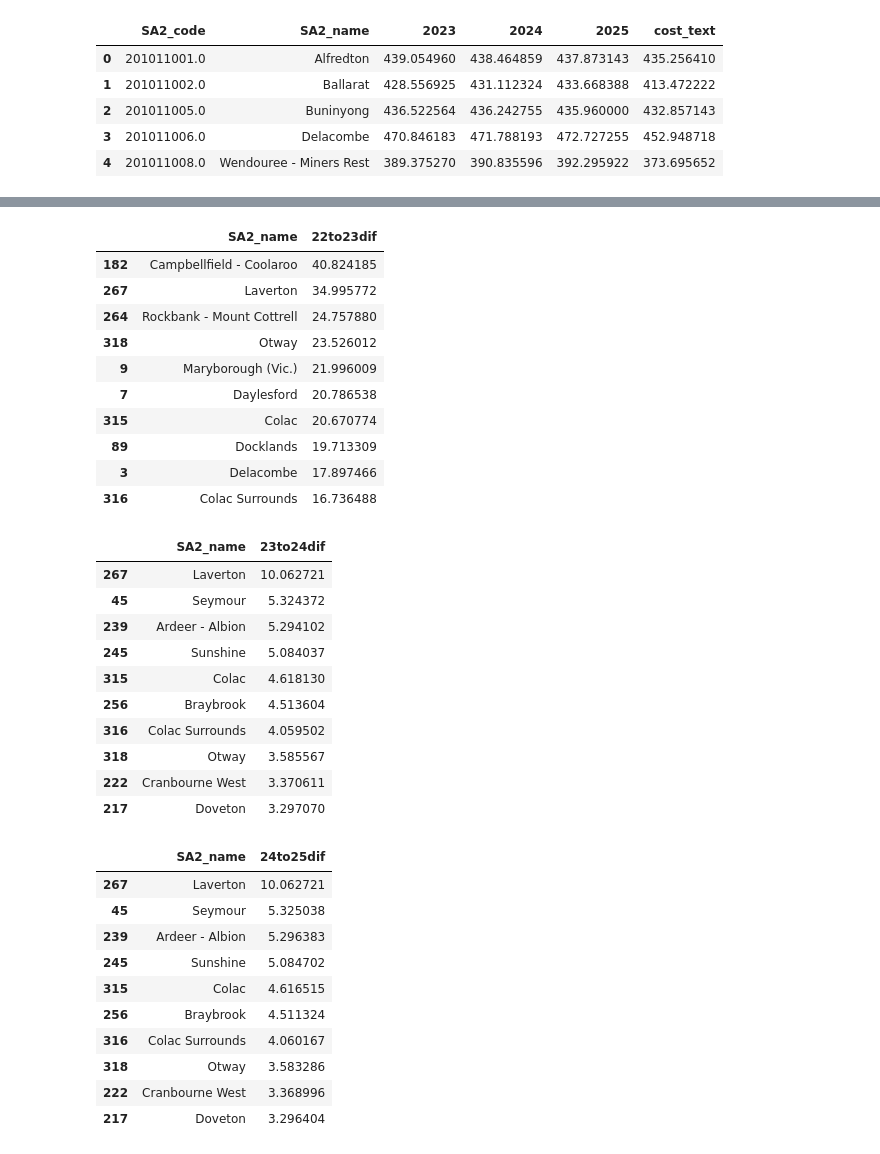
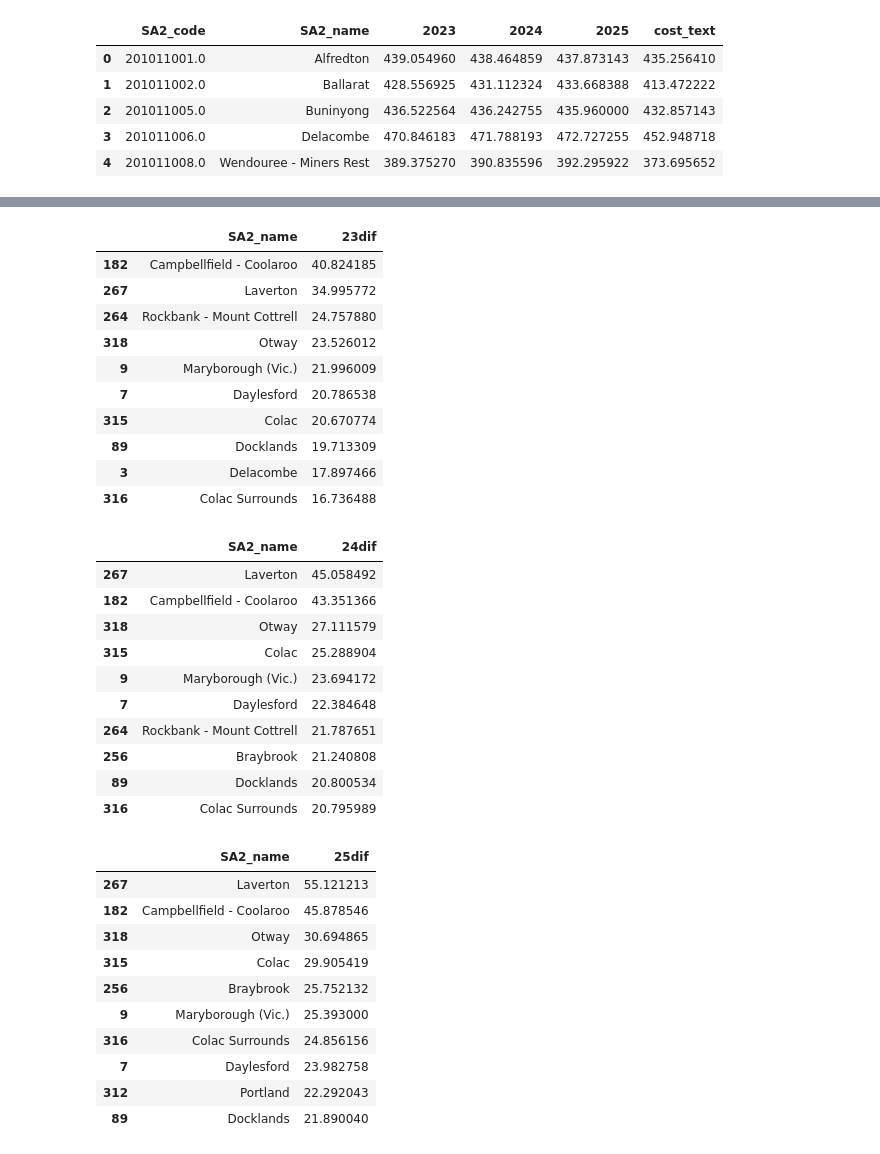
Before and after one commit to MAST30034-Applied-Data-Science/generic-real-estate-consulting-project-group-22, a Jupyter notebook: notebooks/linear_predict.ipynb, the cells around one changed output, grey strips where cells are left out. Saved outputs shown, nothing was run; the diff lists cells and outputs as text; code cells hidden in the pictures.

```diff
--- a/notebooks/linear_predict.ipynb
+++ b/notebooks/linear_predict.ipynb
@@ -410,9 +410,9 @@ df4.head()
 | 4 | 201011008.0 | Wendouree - Miners Rest | 389.375270 | 390.835596 | 392.295922 | 373.695652 |
 # %%
 # calculate increase in rent each year
-df4['22to23dif']=df4['2023']-df4['cost_text']
-df4['23to24dif']=df4['2024']-df4['2023']
-df4['24to25dif']=df4['2025']-df4['2024']
+df4['23dif']=df4['2023']-df4['cost_text']
+df4['24dif']=df4['2024']-df4['cost_text']
+df4['25dif']=df4['2025']-df4['cost_text']
 # df4['22to23dif']=df4['2023']-df4['cost_text']
 # df4['23to24dif']=df4['2024']-df4['2023']
 # df4['24to25dif']=df4['2025']-df4['2024']
@@ -428,8 +428,8 @@ df4.head()
 # %%
 # calculate how much the rent increase for each suburb by percentage
-df4['22to23rate']=((df4['2023']-df4['cost_text'])/df4['cost_text'])*100
-df4['23to24rate']=((df4['2024']-df4['2023'])/df4['2023'])*100
-df4['24to25rate']=((df4['2025']-df4['2024'])/df4['2024'])*100
+df4['23rate']=((df4['2023']-df4['cost_text'])/df4['cost_text'])*100
+df4['24rate']=((df4['2024']-df4['cost_text'])/df4['cost_text'])*100
+df4['25rate']=((df4['2025']-df4['cost_text'])/df4['cost_text'])*100
 # df4['22to23dif']=df4['2023']-df4['cost_text']
 # df4['23to24dif']=df4['2024']-df4['2023']
 # df4['24to25dif']=df4['2025']-df4['2024']
@@ -445,8 +445,8 @@ df4.head()
 # %%
 # 2023 top 10 suburb with highest rent increasing
-df4.sort_values('22to23dif',ascending=False).head(10)[['SA2_name','22to23dif']]
+df4.sort_values('23dif',ascending=False).head(10)[['SA2_name','23dif']]
 # %% [output]
-|  | SA2_name | 22to23dif |
+|  | SA2_name | 23dif |
 | 182 | Campbellfield - Coolaroo | 40.824185 |
 | 267 | Laverton | 34.995772 |
 | 264 | Rockbank - Mount Cottrell | 24.757880 |
@@ -459,33 +459,33 @@ df4.sort_values('22to23dif',ascending=False).head(10)[['SA2_name','22to23dif']]
 | 316 | Colac Surrounds | 16.736488 |
 # %%
 # 2024 top 10 suburb with highest rent increasing
-df4.sort_values('23to24dif',ascending=False).head(10)[['SA2_name','23to24dif']]
+df4.sort_values('24dif',ascending=False).head(10)[['SA2_name','24dif']]
 # %% [output]
-|  | SA2_name | 23to24dif |
-| 267 | Laverton | 10.062721 |
-| 45 | Seymour | 5.324372 |
-| 239 | Ardeer - Albion | 5.294102 |
-| 245 | Sunshine | 5.084037 |
-| 315 | Colac | 4.618130 |
-| 256 | Braybrook | 4.513604 |
-| 316 | Colac Surrounds | 4.059502 |
-| 318 | Otway | 3.585567 |
-| 222 | Cranbourne West | 3.370611 |
-| 217 | Doveton | 3.297070 |
+|  | SA2_name | 24dif |
+| 267 | Laverton | 45.058492 |
+| 182 | Campbellfield - Coolaroo | 43.351366 |
+| 318 | Otway | 27.111579 |
+| 315 | Colac | 25.288904 |
+| 9 | Maryborough (Vic.) | 23.694172 |
+| 7 | Daylesford | 22.384648 |
+| 264 | Rockbank - Mount Cottrell | 21.787651 |
+| 256 | Braybrook | 21.240808 |
+| 89 | Docklands | 20.800534 |
+| 316 | Colac Surrounds | 20.795989 |
 # %%
 # 2025 top 10 suburb with highest rent increasing
-df4.sort_values('24to25dif',ascending=False).head(10)[['SA2_name','24to25dif']]
+df4.sort_values('25dif',ascending=False).head(10)[['SA2_name','25dif']]
 # %% [output]
-|  | SA2_name | 24to25dif |
-| 267 | Laverton | 10.062721 |
-| 45 | Seymour | 5.325038 |
-| 239 | Ardeer - Albion | 5.296383 |
-| 245 | Sunshine | 5.084702 |
-| 315 | Colac | 4.616515 |
-| 256 | Braybrook | 4.511324 |
-| 316 | Colac Surrounds | 4.060167 |
-| 318 | Otway | 3.583286 |
-| 222 | Cranbourne West | 3.368996 |
-| 217 | Doveton | 3.296404 |
+|  | SA2_name | 25dif |
+| 267 | Laverton | 55.121213 |
+| 182 | Campbellfield - Coolaroo | 45.878546 |
+| 318 | Otway | 30.694865 |
+| 315 | Colac | 29.905419 |
+| 256 | Braybrook | 25.752132 |
+| 9 | Maryborough (Vic.) | 25.393000 |
+| 316 | Colac Surrounds | 24.856156 |
+| 7 | Daylesford | 23.982758 |
+| 312 | Portland | 22.292043 |
+| 89 | Docklands | 21.890040 |
 # %%
 # 2023 top 10 suburb with highest rent increasing by rate(percentage)
```
Also changed, not shown: parts of 8 cells of this notebook, 1 other file.
